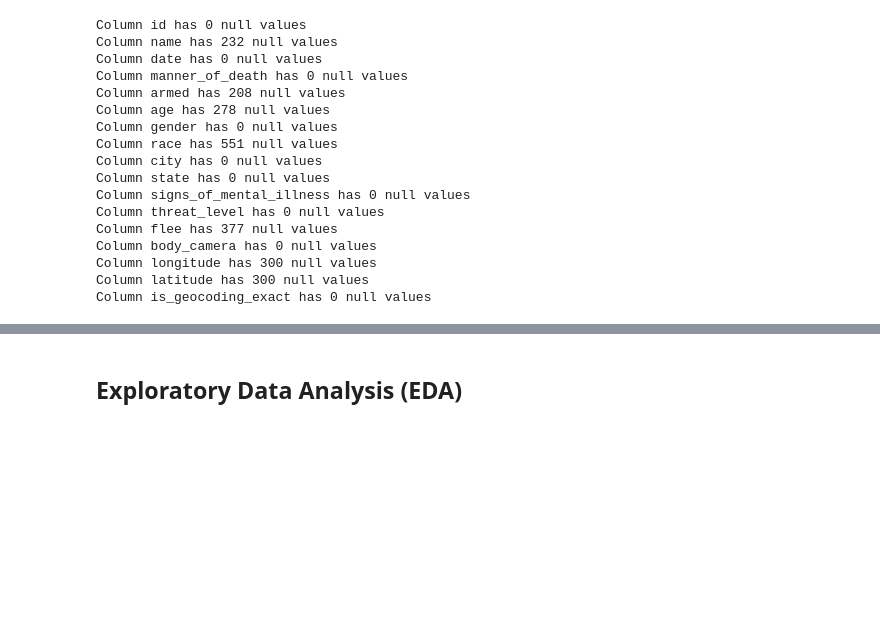
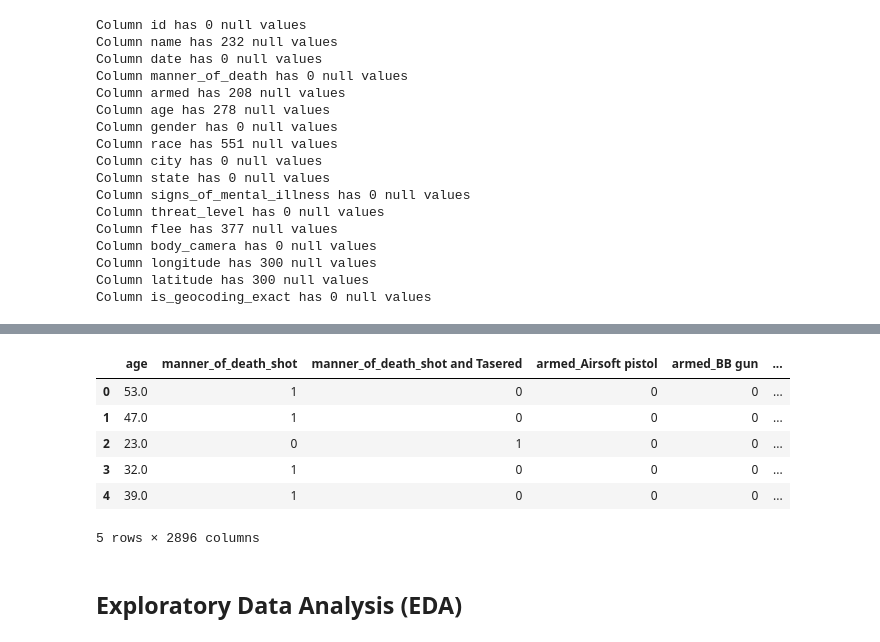
Before and after one commit to TamaraGR/Police_Violence_Analysis, a Jupyter notebook: New_ML_Model_Mockup.ipynb, the cells around one changed output, grey strips where cells are left out. Saved outputs shown, nothing was run; the diff lists cells and outputs as text; code cells hidden in the pictures; blank space fills up the shorter version.

```diff
--- a/New_ML_Model_Mockup.ipynb
+++ b/New_ML_Model_Mockup.ipynb
@@ -221,5 +212,19 @@ Column latitude has 300 null values
 # %%
 # Get missing latitudes and longitudes?
+# %%
+# Use get_dummies() to transform text values into numerical values
+killings_encoded = pd.get_dummies(killings_df, columns = ['manner_of_death', 'armed', 'gender', 'race', 'city',
+                                                         'state', 'signs_of_mental_illness', 'threat_level',
+                                                         'flee', 'body_camera'])
+killings_encoded.head()
+# %% [output]
+|  | age | manner_of_death_shot | manner_of_death_shot and Tasered | armed_Airsoft pistol | armed_BB gun | ... |
+| 0 | 53.0 | 1 | 0 | 0 | 0 | ... |
+| 1 | 47.0 | 1 | 0 | 0 | 0 | ... |
+| 2 | 23.0 | 0 | 1 | 0 | 0 | ... |
+| 3 | 32.0 | 1 | 0 | 0 | 0 | ... |
+| 4 | 39.0 | 1 | 0 | 0 | 0 | ... |
+5 rows × 2896 columns
 # %% [markdown]
 ## Exploratory Data Analysis (EDA)
 # %%
```
Also changed, not shown: parts of 8 cells of this notebook.
